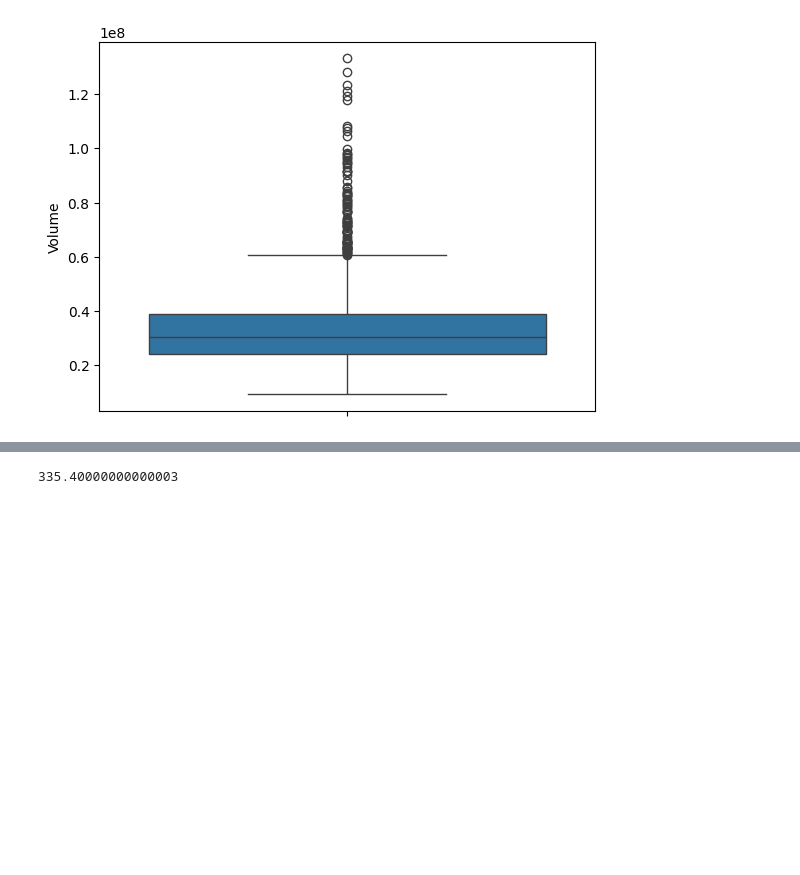
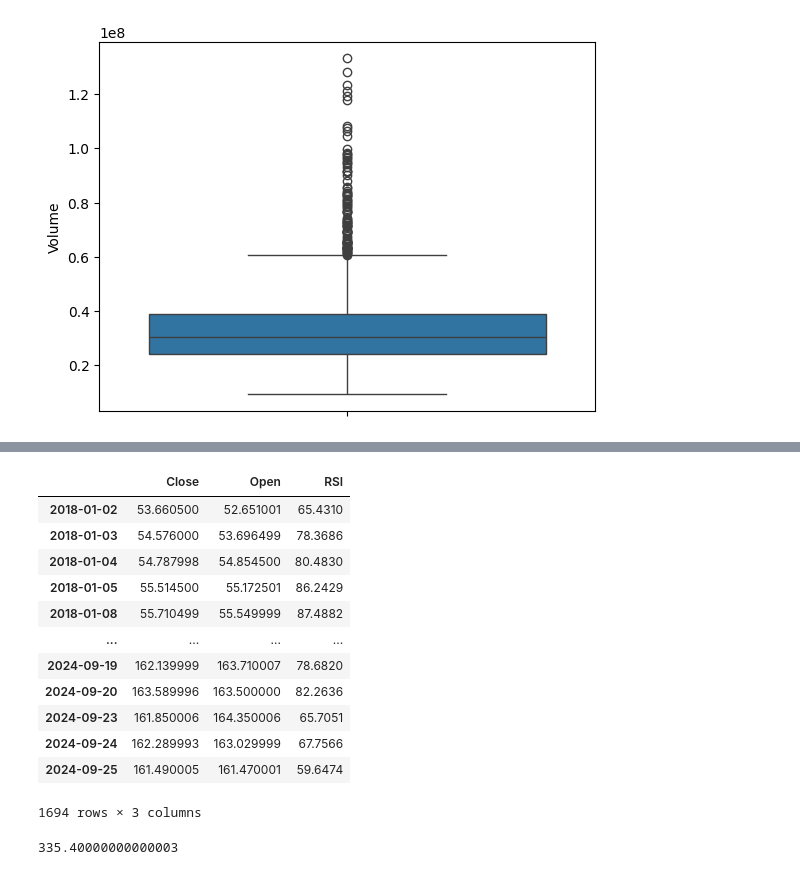
Before and after one commit to karyapoormohamadie/stock_market_model, a Jupyter notebook: stock_market.ipynb, the cells around one changed output, grey strips where cells are left out. Saved outputs shown, nothing was run; the diff lists cells and outputs as text; code cells hidden in the pictures; blank space fills up the shorter version.

```diff
--- a/stock_market.ipynb
+++ b/stock_market.ipynb
@@ -73,6 +105,23 @@ tracer(data['Open'])
 tracer(data['Close'])
 # %% [output]
 [interactive output not drawn]
+# %%
+data = data[['Close','Open','RSI']]
+data
+# %% [output]
+|  | Close | Open | RSI |
+| 2018-01-02 | 53.660500 | 52.651001 | 65.4310 |
+| 2018-01-03 | 54.576000 | 53.696499 | 78.3686 |
+| 2018-01-04 | 54.787998 | 54.854500 | 80.4830 |
+| 2018-01-05 | 55.514500 | 55.172501 | 86.2429 |
+| 2018-01-08 | 55.710499 | 55.549999 | 87.4882 |
+| ... | ... | ... | ... |
+| 2024-09-19 | 162.139999 | 163.710007 | 78.6820 |
+| 2024-09-20 | 163.589996 | 163.500000 | 82.2636 |
+| 2024-09-23 | 161.850006 | 164.350006 | 65.7051 |
+| 2024-09-24 | 162.289993 | 163.029999 | 67.7566 |
+| 2024-09-25 | 161.490005 | 161.470001 | 59.6474 |
+1694 rows × 3 columns
 # %%
 from sklearn.preprocessing import MinMaxScaler
 from tqdm.notebook import tnrange
```
Also changed, not shown: parts of 18 cells of this notebook.
